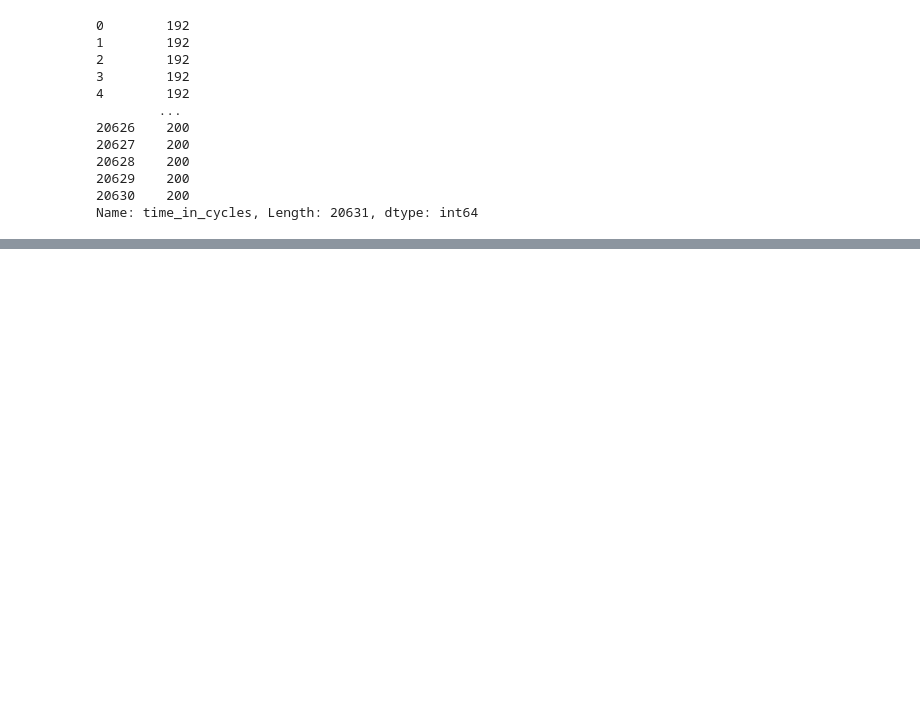
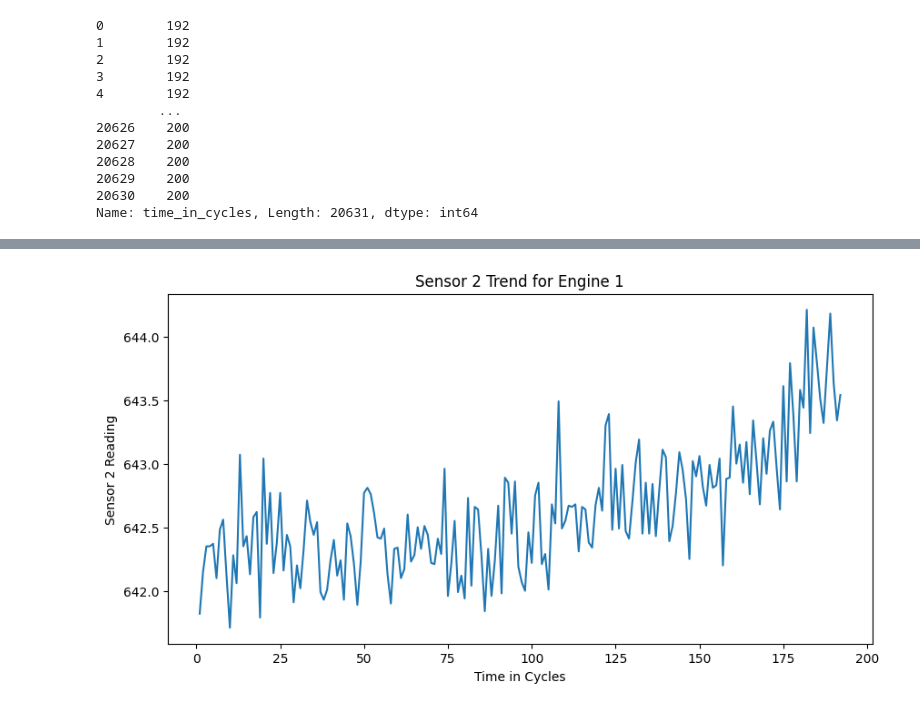
Before and after one commit to kallurivenkatesh4416-commits/aero-rul-predictor, a Jupyter notebook: notebooks/01_experiments.ipynb, the cells around one changed output, grey strips where cells are left out. Cells and saved outputs as stored; diff of their text form; code cells hidden in the pictures; blank space fills up the shorter version.

```diff
--- a/notebooks/01_experiments.ipynb
+++ b/notebooks/01_experiments.ipynb
@@ -207,0 +269,11 @@ train_df[train_df['unit_number'] == 1]
+# %%
+engine_id = 1
+engine_data = train_df[train_df['unit_number'] == engine_id]
+plt.figure(figsize = (10,5))
+plt.plot(engine_data['time_in_cycles'], engine_data['sensor_2'])
+plt.title(f"Sensor 2 Trend for Engine {engine_id}")
+plt.xlabel("Time in Cycles")
+plt.ylabel("Sensor 2 Reading")
+plt.show()
+# %% [output]
+[figure, added]
```
Also changed, not shown: parts of 33 cells of this notebook, 4 other files.
